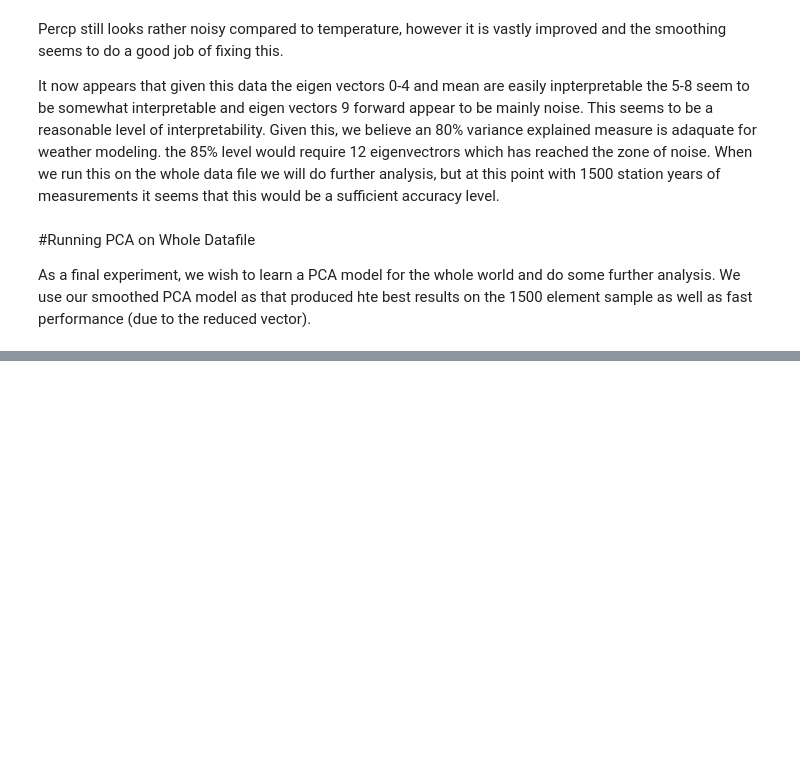
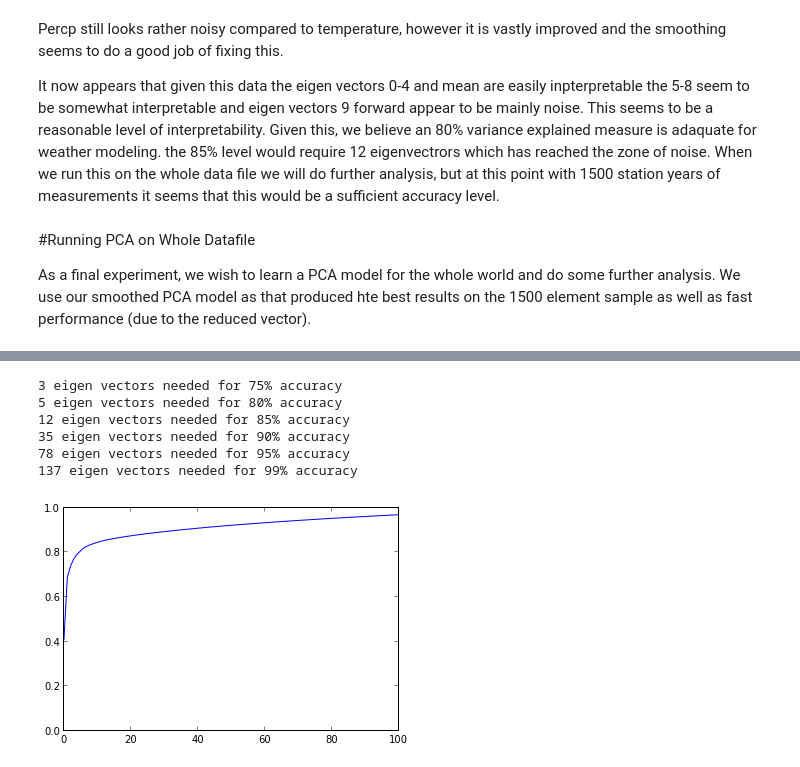
Before and after one commit to dlisuk/cse291_final_project, a Jupyter notebook: PCA_NCDC.ipynb, the cells around one changed output, grey strips where cells are left out. Drawn from its saved outputs; the diff is of its cells as text; code cells hidden in the pictures; blank space fills up the shorter version.

```diff
--- a/PCA_NCDC.ipynb
+++ b/PCA_NCDC.ipynb
@@ -1147,0 +1144,15 @@ removing tmp directory /tmp/make_covar_smooth.ubuntu.20140610.061843.007545
+# %%
+file_path = "mr_output/make_covar_smooth"
+f = open(file_path,'r')
+line = f.next()
+#There should only be one output line, it is marked OK, other lines will be error messages
+while(line[0:4] != '"ok"'):
+    line = f.next()
+f.close()
+pat = re.compile('"ok"\t\[(\d*), "(.*)", "(.*)"\]$')
+mat = pat.match(line.strip())
+n, vec, outer = mat.groups()
+n     = int(n)
+vec   = loads(vec)
+outer = loads(outer)
+(n,vec.shape,vec[0,0:10],outer.shape,outer[0:10,0])
@@ -1147,0 +1171,19 @@ removing tmp directory /tmp/make_covar_smooth.ubuntu.20140610.061843.007545
+# %%
+covar = (outer/n - np.outer(vec/n,vec/n))
+U,D,V=np.linalg.svd(covar)
+# %%
+err = np.cumsum(D[:])/np.sum(D[:])
+plt.plot(err)
+plt.xlim((0,100))
+plt.ylim((0,1))
+for t in [75,80,85,90,95,99]:
+    k = [ n for n,i in enumerate(err) if i>(float(t)/100) ][0]
+    print(str(k) + " eigen vectors needed for "+str(t)+"% accuracy")
+# %% [output]
+3 eigen vectors needed for 75% accuracy
+5 eigen vectors needed for 80% accuracy
+12 eigen vectors needed for 85% accuracy
+35 eigen vectors needed for 90% accuracy
+78 eigen vectors needed for 95% accuracy
+137 eigen vectors needed for 99% accuracy
+[figure, added]
```
Also changed, not shown: parts of 8 cells of this notebook, 3 other files.
